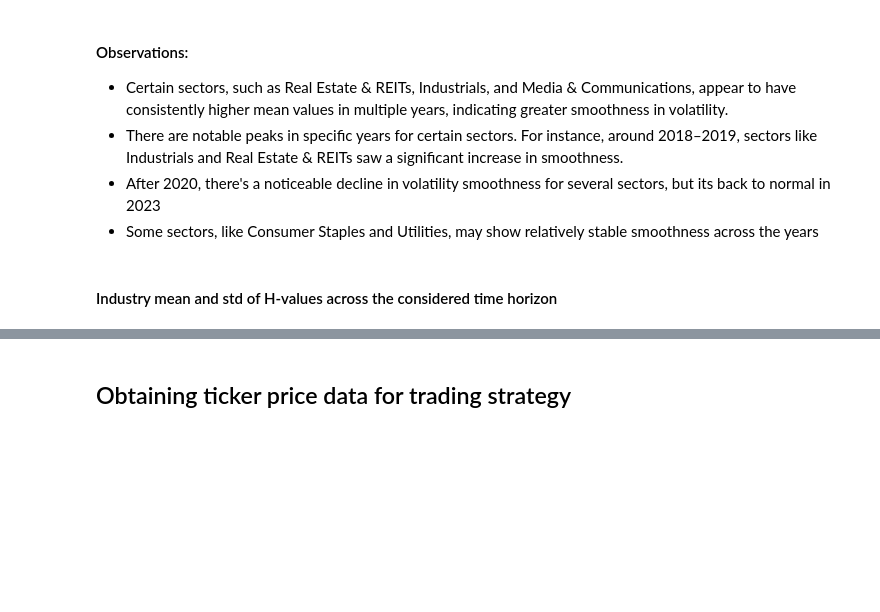
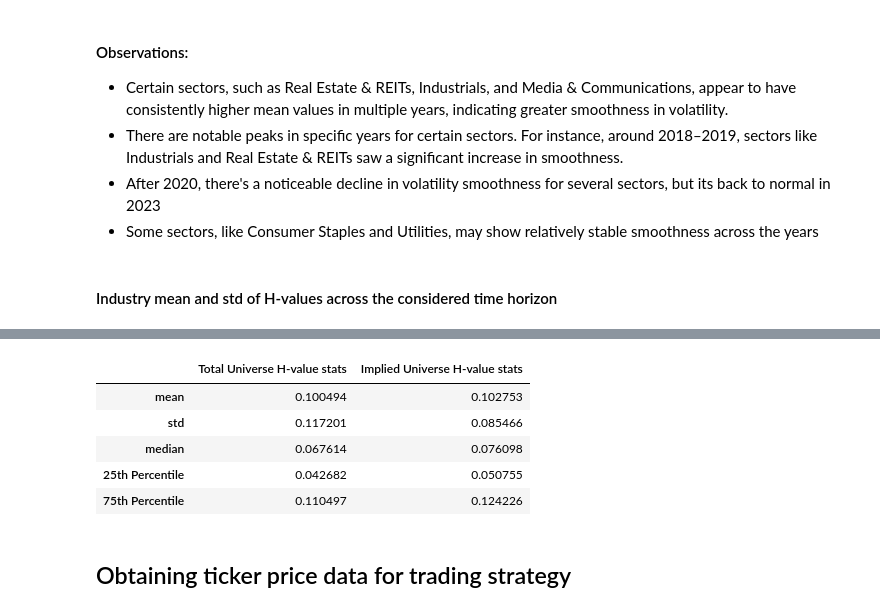
Before and after one commit to roshnx/buy-rough-sell-smooth, a Jupyter notebook: Realized_Vol_Regression.ipynb, the cells around one changed output, grey strips where cells are left out. Drawn from its saved outputs; the diff is of its cells as text; code cells hidden in the pictures; blank space fills up the shorter version.

```diff
--- a/Realized_Vol_Regression.ipynb
+++ b/Realized_Vol_Regression.ipynb
@@ -393,3 +390,14 @@ table
+# %%
+table = pd.concat([RH_net, RH_implied_net], axis=1)
+table.columns = ['Total Universe H-value stats', 'Implied Universe H-value stats']
+table
+# %% [output]
+|  | Total Universe H-value stats | Implied Universe H-value stats |
+| mean | 0.100494 | 0.102753 |
+| std | 0.117201 | 0.085466 |
+| median | 0.067614 | 0.076098 |
+| 25th Percentile | 0.042682 | 0.050755 |
+| 75th Percentile | 0.110497 | 0.124226 |
 # %% [markdown]
 ## Obtaining ticker price data for trading strategy
 # %%
```
Also changed, not shown: parts of 5 cells of this notebook.
